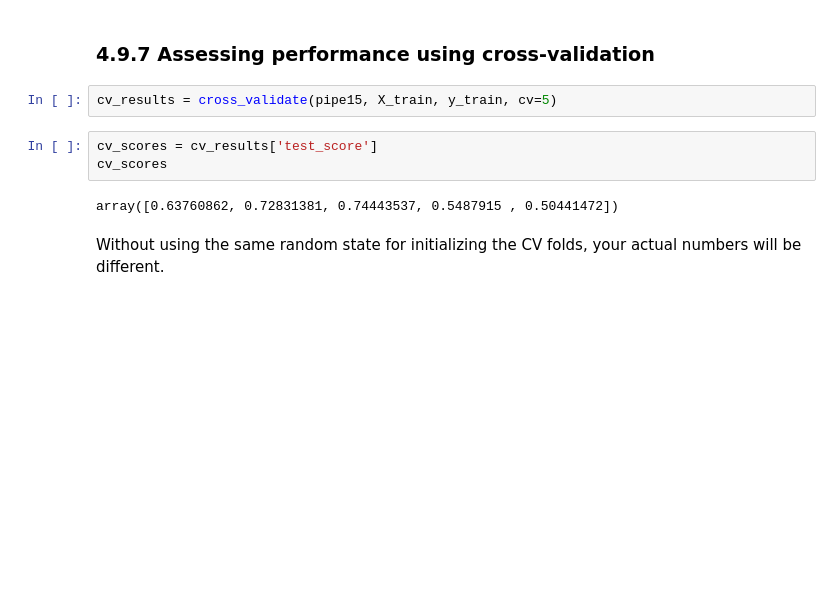
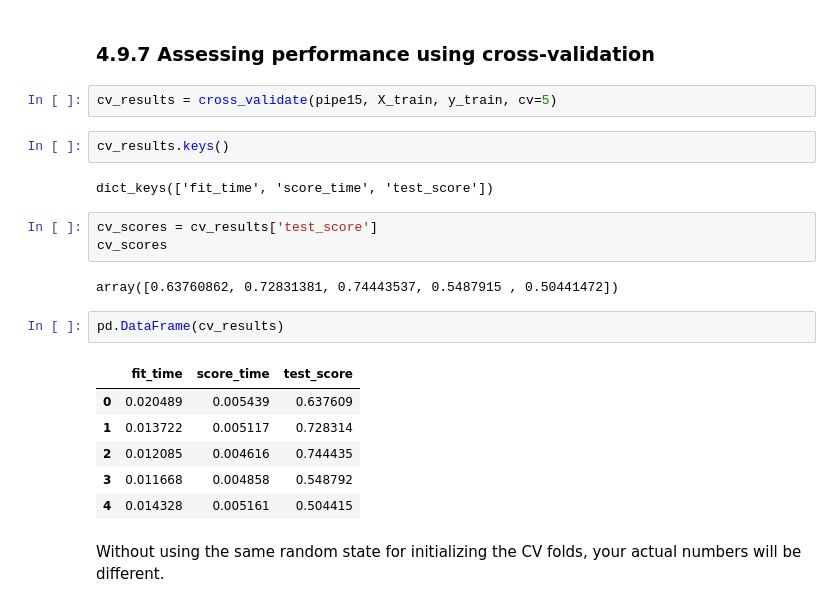
Before and after one commit to MIJUMBO/SpringboardCapstone, a Jupyter notebook: Notebooks/04_preprocessing_and_training.ipynb, the cells around one changed output. Cells and saved outputs as stored; diff of their text form; blank space fills up the shorter version.

```diff
--- a/Notebooks/04_preprocessing_and_training.ipynb
+++ b/Notebooks/04_preprocessing_and_training.ipynb
@@ -825,11 +825,24 @@ The way around this is a technique called _cross-validation_. You partition the
 ### 4.9.7 Assessing performance using cross-validation<a id='4.9.7_Assessing_performance_using_cross-validation'></a>
 # %%
 cv_results = cross_validate(pipe15, X_train, y_train, cv=5)
+# %%
+cv_results.keys()
+# %% [output]
+dict_keys(['fit_time', 'score_time', 'test_score'])
 # %%
 cv_scores = cv_results['test_score']
 cv_scores
 # %% [output]
 array([0.63760862, 0.72831381, 0.74443537, 0.5487915 , 0.50441472])
+# %%
+pd.DataFrame(cv_results)
+# %% [output]
+|  | fit_time | score_time | test_score |
+| 0 | 0.020489 | 0.005439 | 0.637609 |
+| 1 | 0.013722 | 0.005117 | 0.728314 |
+| 2 | 0.012085 | 0.004616 | 0.744435 |
+| 3 | 0.011668 | 0.004858 | 0.548792 |
+| 4 | 0.014328 | 0.005161 | 0.504415 |
 # %% [markdown]
 Without using the same random state for initializing the CV folds, your actual numbers will be different.
 # %%
```
Also changed, not shown: parts of 20 cells of this notebook, 1 other file.
